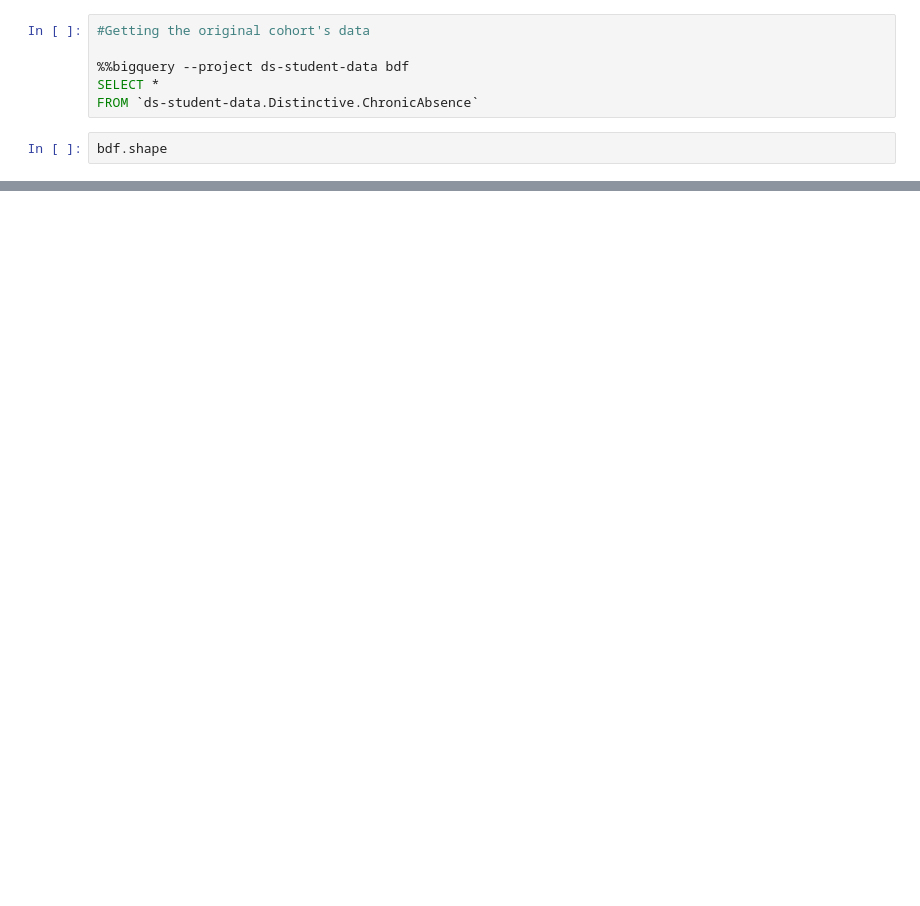
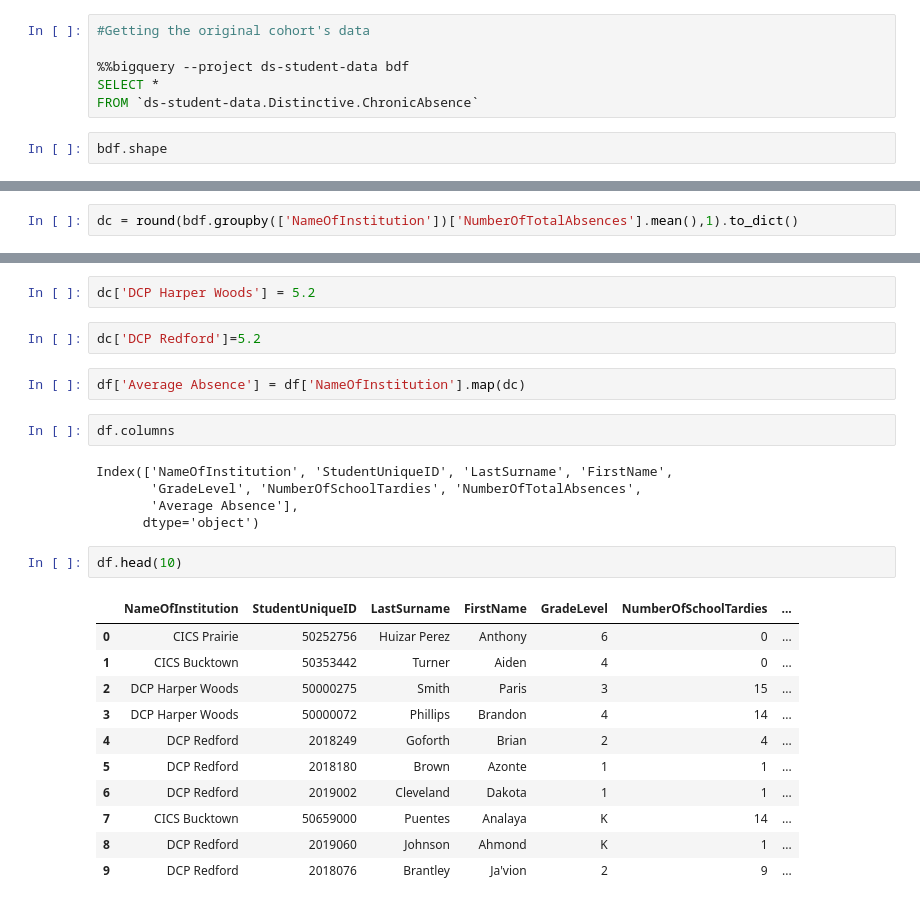
Before and after one commit to tianchu-shu/DataMade, a Jupyter notebook: Chronic_Absenteeism.ipynb, the cells around one changed output, grey strips where cells are left out. Drawn from its saved outputs; the diff is of its cells as text; blank space fills up the shorter version.

Commit message:
Updated the average per school

```diff
--- a/Chronic_Absenteeism.ipynb
+++ b/Chronic_Absenteeism.ipynb
@@ -325,0 +322,2 @@ x=bdf.loc[0,'NumberOfTotalAbsences':].plot.barh()
+# %%
+dc = round(bdf.groupby(['NameOfInstitution'])['NumberOfTotalAbsences'].mean(),1).to_dict()
@@ -325,0 +333,27 @@ x=bdf.loc[0,'NumberOfTotalAbsences':].plot.barh()
+# %%
+dc['DCP Harper Woods'] = 5.2
+# %%
+dc['DCP Redford']=5.2
+# %%
+df['Average Absence'] = df['NameOfInstitution'].map(dc)
+# %%
+df.columns
+# %% [output]
+Index(['NameOfInstitution', 'StudentUniqueID', 'LastSurname', 'FirstName',
+       'GradeLevel', 'NumberOfSchoolTardies', 'NumberOfTotalAbsences',
+       'Average Absence'],
+      dtype='object')
+# %%
+df.head(10)
+# %% [output]
+|  | NameOfInstitution | StudentUniqueID | LastSurname | FirstName | GradeLevel | NumberOfSchoolTardies | ... |
+| 0 | CICS Prairie | 50252756 | Huizar Perez | Anthony | 6 | 0 | ... |
+| 1 | CICS Bucktown | 50353442 | Turner | Aiden | 4 | 0 | ... |
+| 2 | DCP Harper Woods | 50000275 | Smith | Paris | 3 | 15 | ... |
+| 3 | DCP Harper Woods | 50000072 | Phillips | Brandon | 4 | 14 | ... |
+| 4 | DCP Redford | 2018249 | Goforth | Brian | 2 | 4 | ... |
+| 5 | DCP Redford | 2018180 | Brown | Azonte | 1 | 1 | ... |
+| 6 | DCP Redford | 2019002 | Cleveland | Dakota | 1 | 1 | ... |
+| 7 | CICS Bucktown | 50659000 | Puentes | Analaya | K | 14 | ... |
+| 8 | DCP Redford | 2019060 | Johnson | Ahmond | K | 1 | ... |
+| 9 | DCP Redford | 2018076 | Brantley | Ja'vion | 2 | 9 | ... |
```
Also changed, not shown: parts of 10 cells of this notebook.
